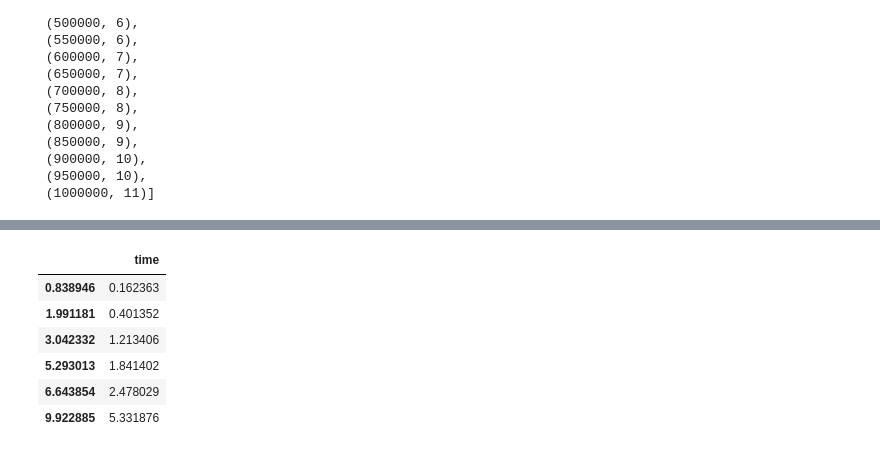
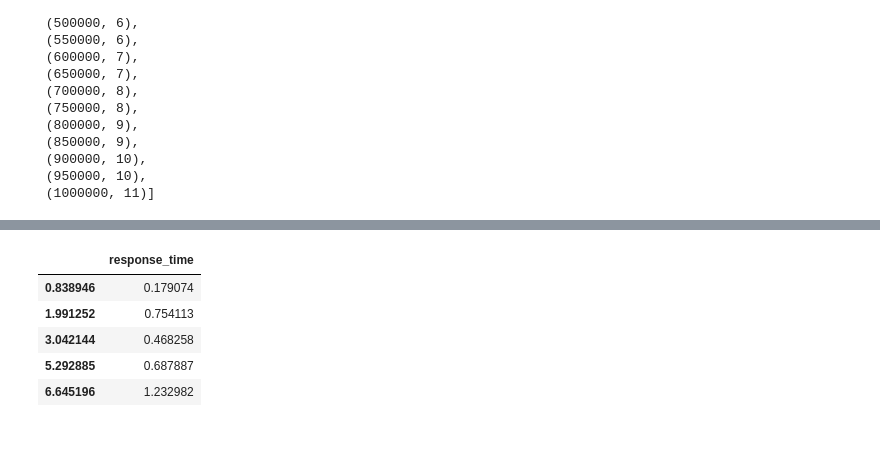
Before and after one commit to oslomet-arx-as-a-service/ARXaaS-load-testing, a Jupyter notebook: window-dataset-load-testing.ipynb, the cells around one changed output, grey strips where cells are left out. Saved outputs shown, nothing was run; the diff lists cells and outputs as text; code cells hidden in the pictures.

```diff
--- a/window-dataset-load-testing.ipynb
+++ b/window-dataset-load-testing.ipynb
@@ -8,7 +31,9 @@ import pandas as pd
 from scripts.data_size_stress_test import dataset_window_analyze_stress_test
 import timeit
 import requests
+# %%
+url = "ADD URL HERE"
 # %%
 s  = requests.Session()
 s.verify = False
-con = AaaS("https://arxaas.nais.preprod.local", client=s)
+con = AaaS(url, client=s)
@@ -57,13 +96,12 @@ result_df.plot();
 # %%
 mb_size_dict = {(value[1] * 10**-6):value[0] for rowxcol, value in result_dict.items()}
 # %%
-result_df = pd.DataFrame.from_dict(mb_size_dict, orient="index", columns=["time"])
-result_df
+mb_df = pd.DataFrame.from_dict(mb_size_dict, orient="index", columns=["response_time"])
+mb_df.head()
 # %% [output]
-|  | time |
-| 0.838946 | 0.162363 |
-| 1.991181 | 0.401352 |
-| 3.042332 | 1.213406 |
-| 5.293013 | 1.841402 |
-| 6.643854 | 2.478029 |
-| 9.922885 | 5.331876 |
+|  | response_time |
+| 0.838946 | 0.179074 |
+| 1.991252 | 0.754113 |
+| 3.042144 | 0.468258 |
+| 5.292885 | 0.687887 |
+| 6.645196 | 1.232982 |
```
Also changed, not shown: parts of 11 cells of this notebook, 22 other files.
